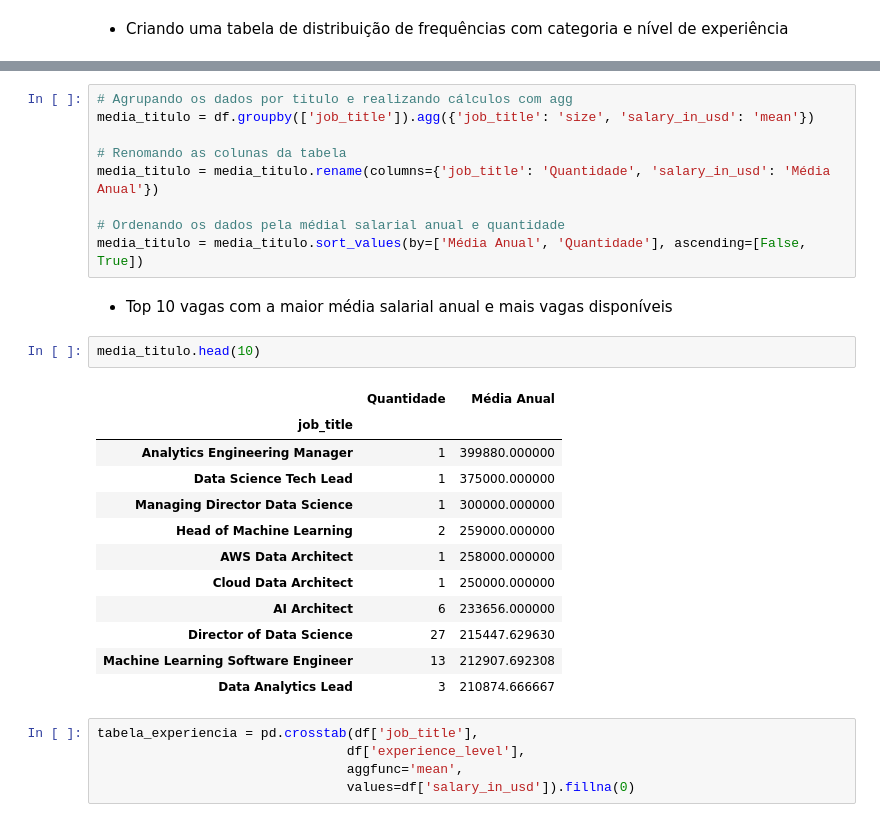
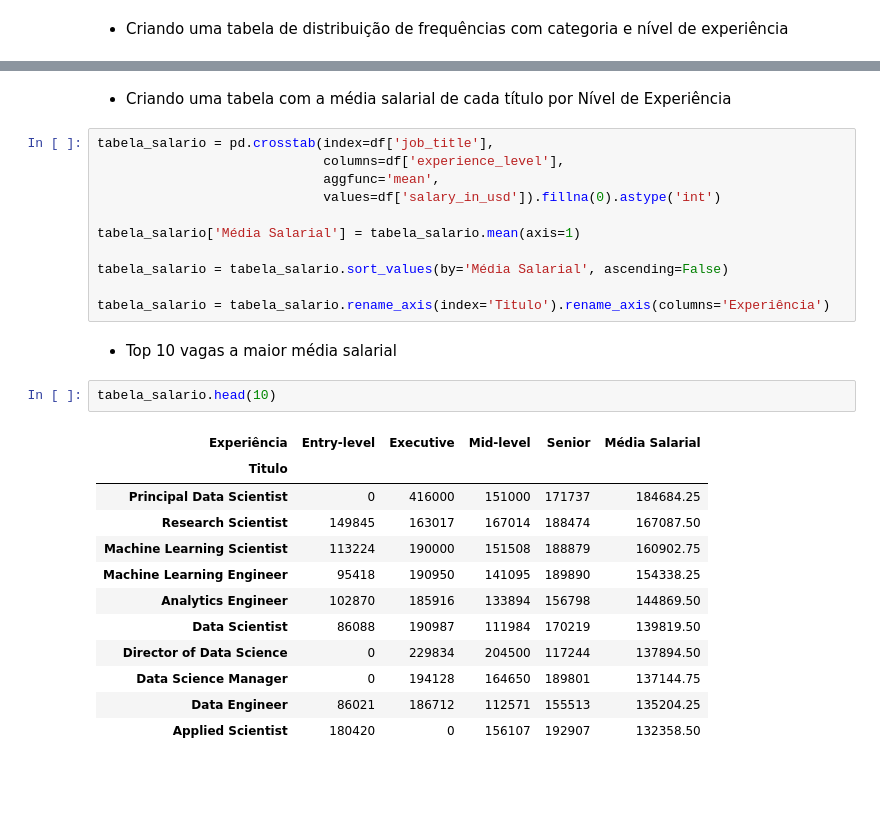
Before and after one commit to ryanrodr/eda-jobs-in-data, a Jupyter notebook: notebooks/analise_exploratoria.ipynb, the cells around one changed output, grey strips where cells are left out. Cells and saved outputs as stored; diff of their text form; blank space fills up the shorter version.

```diff
--- a/notebooks/analise_exploratoria.ipynb
+++ b/notebooks/analise_exploratoria.ipynb
@@ -321,31 +312,30 @@ media_categoria.style.set_properties(**{'text-align': 'center'})
-# %%
-# Agrupando os dados por titulo e realizando cálculos com agg
-media_titulo = df.groupby(['job_title']).agg({'job_title': 'size', 'salary_in_usd': 'mean'})
-
-# Renomando as colunas da tabela
-media_titulo = media_titulo.rename(columns={'job_title': 'Quantidade', 'salary_in_usd': 'Média Anual'})
-
-# Ordenando os dados pela médial salarial anual e quantidade
-media_titulo = media_titulo.sort_values(by=['Média Anual', 'Quantidade'], ascending=[False, True])
+# %% [markdown]
+- Criando uma tabela com a média salarial de cada título por Nível de Experiência
+# %%
+tabela_salario = pd.crosstab(index=df['job_title'],
+                             columns=df['experience_level'],
+                             aggfunc='mean',
+                             values=df['salary_in_usd']).fillna(0).astype('int')
+
+tabela_salario['Média Salarial'] = tabela_salario.mean(axis=1)
+
+tabela_salario = tabela_salario.sort_values(by='Média Salarial', ascending=False)
+
+tabela_salario = tabela_salario.rename_axis(index='Titulo').rename_axis(columns='Experiência')
 # %% [markdown]
-- Top 10 vagas com a maior média salarial anual e mais vagas disponíveis
+- Top 10 vagas a maior média salarial
 # %%
-media_titulo.head(10)
+tabela_salario.head(10)
 # %% [output]
-|  | Quantidade | Média Anual |
-| job_title |  |  |
-| Analytics Engineering Manager | 1 | 399880.000000 |
-| Data Science Tech Lead | 1 | 375000.000000 |
-| Managing Director Data Science | 1 | 300000.000000 |
-| Head of Machine Learning | 2 | 259000.000000 |
-| AWS Data Architect | 1 | 258000.000000 |
-| Cloud Data Architect | 1 | 250000.000000 |
-| AI Architect | 6 | 233656.000000 |
-| Director of Data Science | 27 | 215447.629630 |
-| Machine Learning Software Engineer | 13 | 212907.692308 |
-| Data Analytics Lead | 3 | 210874.666667 |
+| Experiência | Entry-level | Executive | Mid-level | Senior | Média Salarial |
+| Titulo |  |  |  |  |  |
+| Principal Data Scientist | 0 | 416000 | 151000 | 171737 | 184684.25 |
+| Research Scientist | 149845 | 163017 | 167014 | 188474 | 167087.50 |
+| Machine Learning Scientist | 113224 | 190000 | 151508 | 188879 | 160902.75 |
+| Machine Learning Engineer | 95418 | 190950 | 141095 | 189890 | 154338.25 |
+| Analytics Engineer | 102870 | 185916 | 133894 | 156798 | 144869.50 |
+| Data Scientist | 86088 | 190987 | 111984 | 170219 | 139819.50 |
+| Director of Data Science | 0 | 229834 | 204500 | 117244 | 137894.50 |
+| Data Science Manager | 0 | 194128 | 164650 | 189801 | 137144.75 |
+| Data Engineer | 86021 | 186712 | 112571 | 155513 | 135204.25 |
+| Applied Scientist | 180420 | 0 | 156107 | 192907 | 132358.50 |
-# %%
-tabela_experiencia = pd.crosstab(df['job_title'],
-                                df['experience_level'],
-                                aggfunc='mean',
-                                values=df['salary_in_usd']).fillna(0)
```
Also changed, not shown: parts of 22 cells of this notebook.
